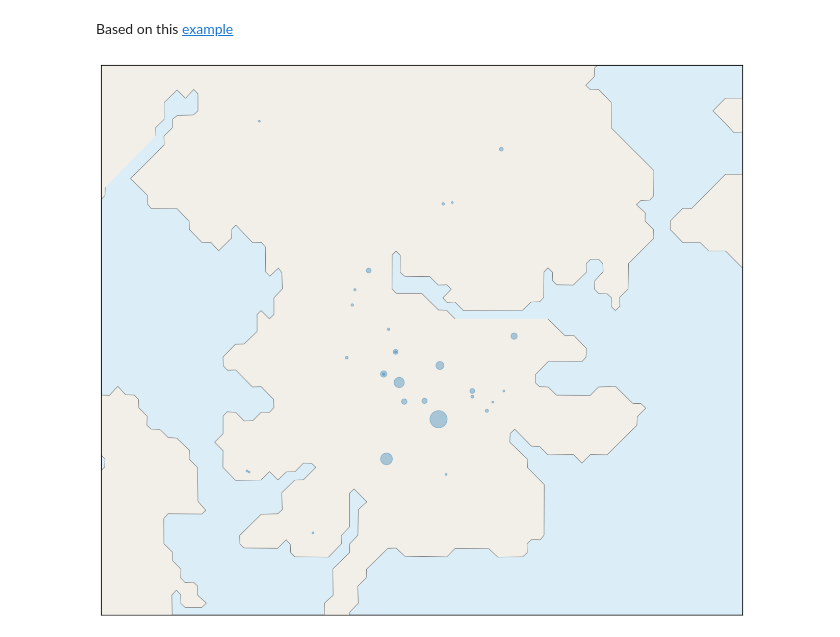
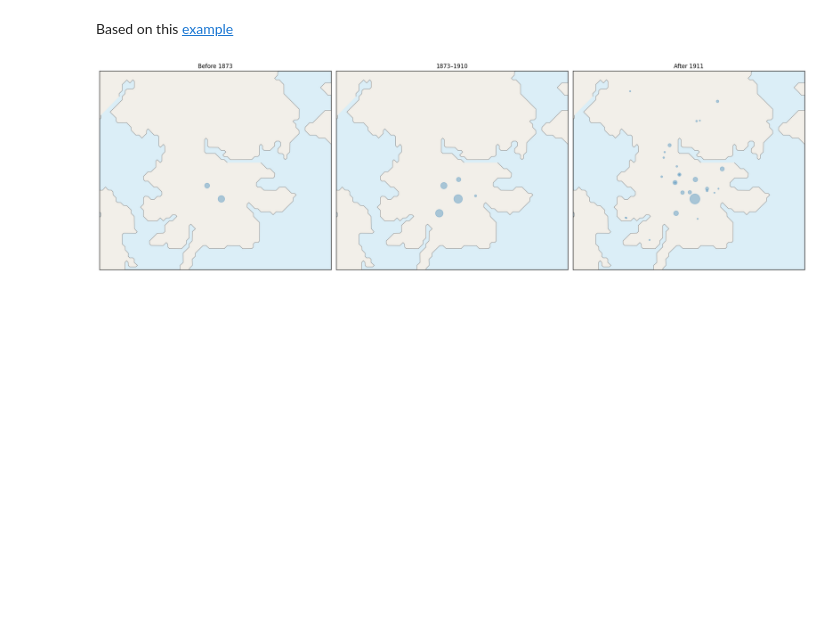
Before and after one commit to Ludashi47/Linked-data-OperaSampo, a Jupyter notebook: BiographySampo_examples_Hack4OpenGlam.ipynb, the cells around one changed output. Drawn from its saved outputs; the diff is of its cells as text; code cells hidden in the pictures; blank space fills up the shorter version.

```diff
--- a/BiographySampo_examples_Hack4OpenGlam.ipynb
+++ b/BiographySampo_examples_Hack4OpenGlam.ipynb
@@ -349,26 +351,36 @@ from mpl_toolkits.basemap import Basemap
 # %% [markdown]
 Based on this [example](https://colab.research.google.com/github/jakevdp/PythonDataScienceHandbook/blob/master/notebooks/04.13-Geographic-Data-With-Basemap.ipynb#scrollTo=p7Rqt-QNac-5)
 # %%
-fig = plt.figure(figsize=(19, 14))
-m = Basemap(projection='gnom', resolution='f',
-            width=7000, height=6000,
-            lat_0=60.175, lon_0=24.94)
+periods = ["Before 1873", "1873–1910", "After 1911"]
 
-m.drawmapboundary(fill_color="#dbeef7") #sea color
-m.fillcontinents(color='#f2efe9', lake_color='#dbeef7') #land color + lakes
-m.drawcoastlines(color='gray', linewidth=0.8)
+# fig = plt.figure(figsize=(19, 14))
+fig, axes = plt.subplots(1, 3, figsize=(21, 7)) #三張圖
 
-m.scatter(place_data['long'].values,
-          place_data['lat'].values,
-          latlon=True,
-          # Set marker diameter by the number of events
-          s=place_data['performanceCount'].apply(lambda x: 8*x**0.5),
-          # transparency
-          alpha=0.35)
+for ax, period in zip(axes, periods):
+  df = place_data[place_data["period"] == period]
 
+  m = Basemap(projection='gnom', resolution='f',
+              width=7000, height=6000,
+              lat_0=60.175, lon_0=24.94, ax=ax)
+
+  m.drawmapboundary(fill_color="#dbeef7") #sea color
+  m.fillcontinents(color='#f2efe9', lake_color='#dbeef7') #land color + lakes
+  m.drawcoastlines(color='gray', linewidth=0.8)
+
+  m.scatter(df['long'].values,
+            df['lat'].values,
+            latlon=True,
+            # Set marker diameter by the number of events
+            s=df['performanceCount'].apply(lambda x: 8*x**0.5),
+            # transparency
+            alpha=0.35)
+
+  ax.set_title(period)
+
+plt.tight_layout()
 plt.show()
 
 # for _,p in place_data.iterrows():
 #   x, y = m(p['long'], p['lat'])
 # %% [output]
-[figure, old version]
+[figure, new version]
```
Also changed, not shown: parts of 2 cells of this notebook.
